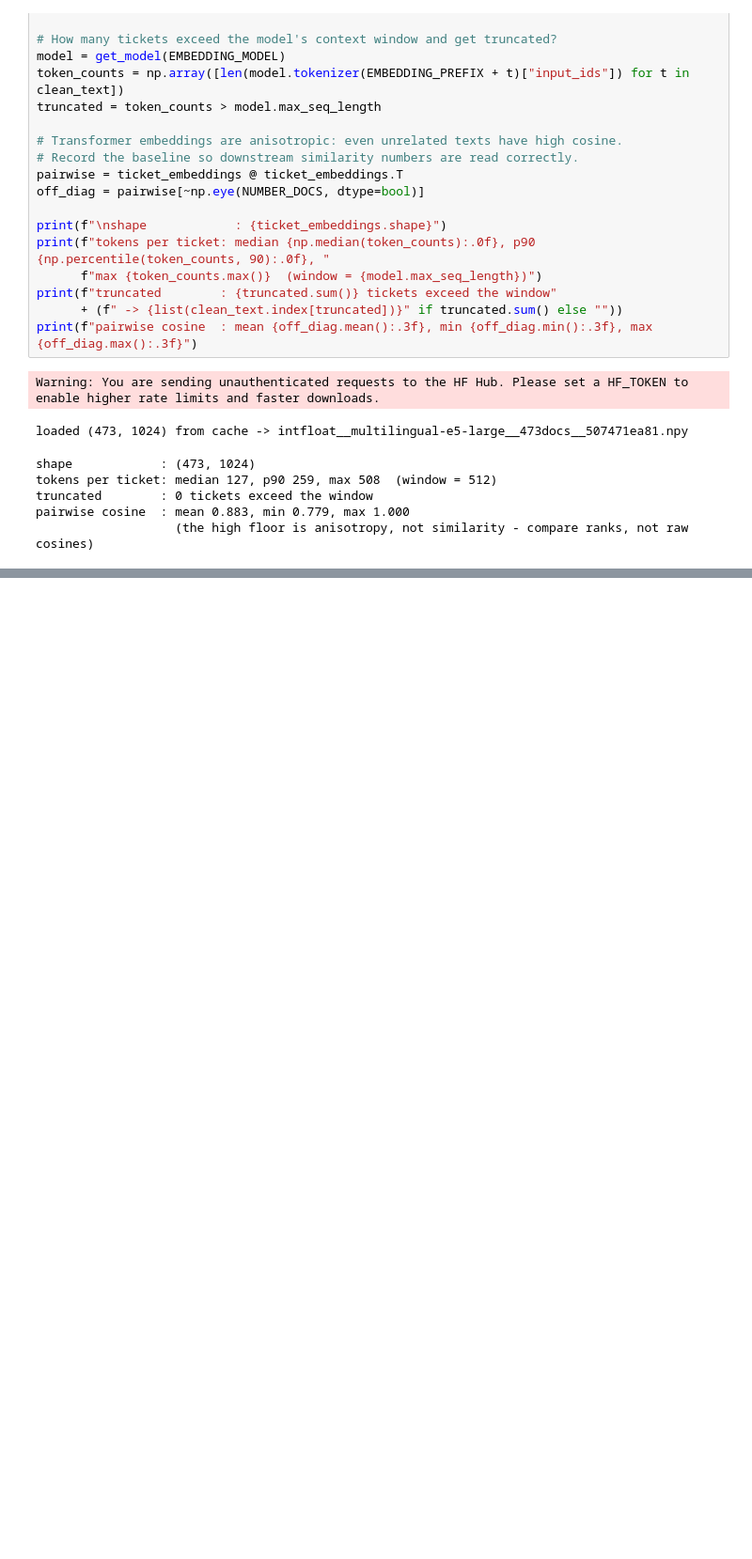
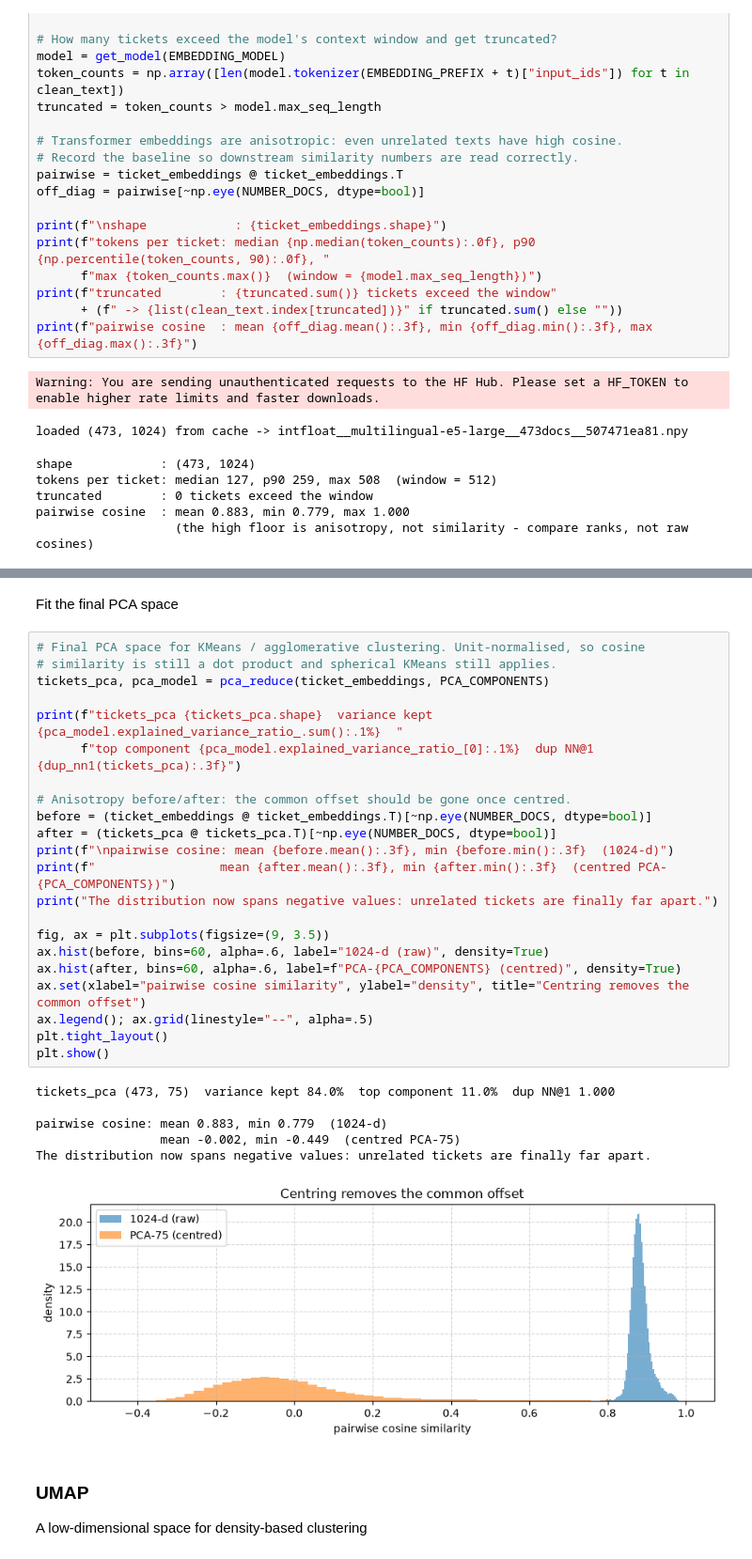
Before and after one commit to nicolaubruno/voll_technical_case, a Jupyter notebook: Support Ticket Clustering.ipynb, the cells around one changed output, grey strips where cells are left out. Shown at 94% size. Cells and saved outputs as stored; diff of their text form; blank space fills up the shorter version.

Commit message:
Add dimensionality reduction and gitignore

```diff
--- a/Support Ticket Clustering.ipynb
+++ b/Support Ticket Clustering.ipynb
@@ -838,0 +992,35 @@ pairwise cosine  : mean 0.883, min 0.779, max 1.000
+# %% [markdown]
+Fit the final PCA space
+# %%
+# Final PCA space for KMeans / agglomerative clustering. Unit-normalised, so cosine
+# similarity is still a dot product and spherical KMeans still applies.
+tickets_pca, pca_model = pca_reduce(ticket_embeddings, PCA_COMPONENTS)
+
+print(f"tickets_pca {tickets_pca.shape}  variance kept {pca_model.explained_variance_ratio_.sum():.1%}  "
+      f"top component {pca_model.explained_variance_ratio_[0]:.1%}  dup NN@1 {dup_nn1(tickets_pca):.3f}")
+
+# Anisotropy before/after: the common offset should be gone once centred.
+before = (ticket_embeddings @ ticket_embeddings.T)[~np.eye(NUMBER_DOCS, dtype=bool)]
+after = (tickets_pca @ tickets_pca.T)[~np.eye(NUMBER_DOCS, dtype=bool)]
+print(f"\npairwise cosine: mean {before.mean():.3f}, min {before.min():.3f}  (1024-d)")
+print(f"                 mean {after.mean():.3f}, min {after.min():.3f}  (centred PCA-{PCA_COMPONENTS})")
+print("The distribution now spans negative values: unrelated tickets are finally far apart.")
+
+fig, ax = plt.subplots(figsize=(9, 3.5))
+ax.hist(before, bins=60, alpha=.6, label="1024-d (raw)", density=True)
+ax.hist(after, bins=60, alpha=.6, label=f"PCA-{PCA_COMPONENTS} (centred)", density=True)
+ax.set(xlabel="pairwise cosine similarity", ylabel="density", title="Centring removes the common offset")
+ax.legend(); ax.grid(linestyle="--", alpha=.5)
+plt.tight_layout()
+plt.show()
+# %% [output]
+tickets_pca (473, 75)  variance kept 84.0%  top component 11.0%  dup NN@1 1.000
+
+pairwise cosine: mean 0.883, min 0.779  (1024-d)
+                 mean -0.002, min -0.449  (centred PCA-75)
+The distribution now spans negative values: unrelated tickets are finally far apart.
+[figure, added]
+# %% [markdown]
+### UMAP
+
+A low-dimensional space for density-based clustering
```
Also changed, not shown: parts of 10 cells of this notebook, 1 other file.
